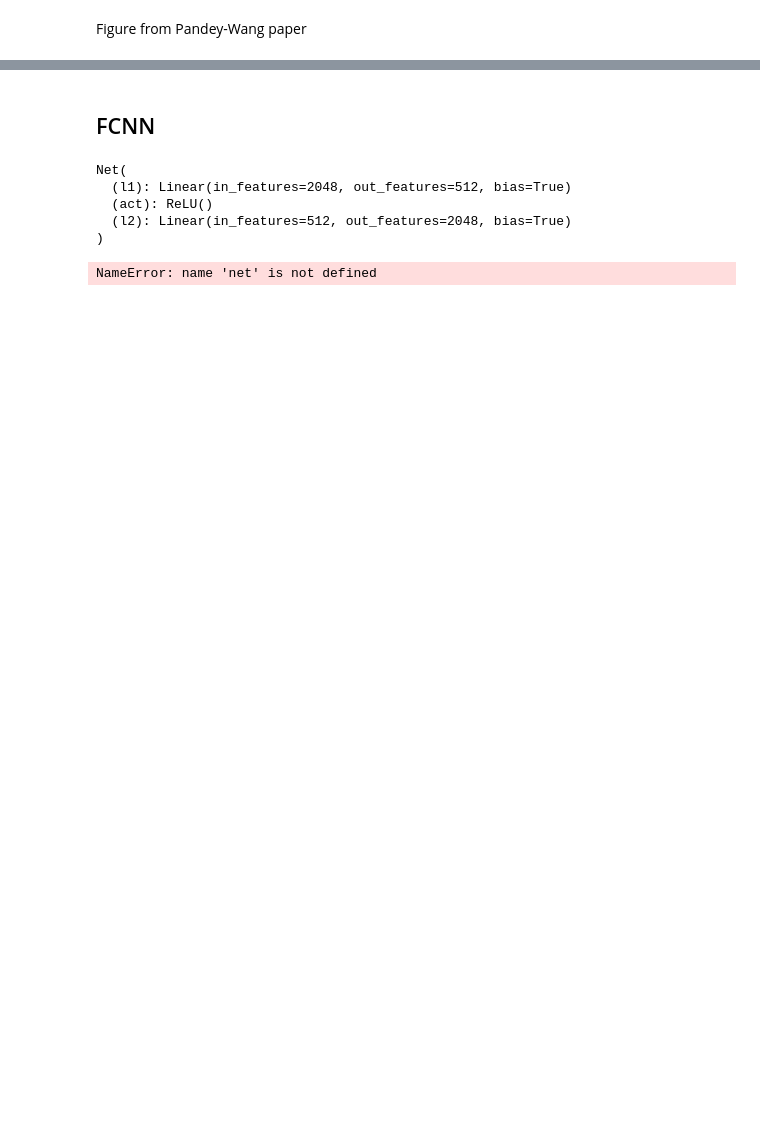
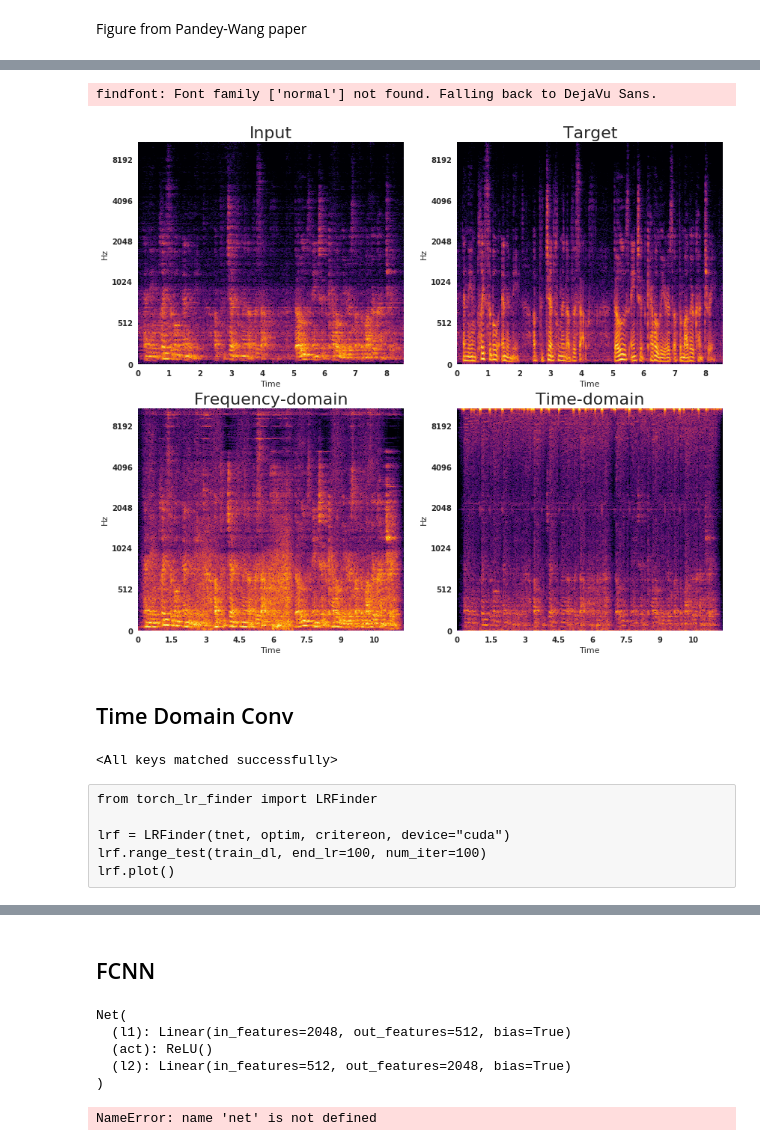
Before and after one commit to ZeroCHENml/DeReverb, a Jupyter notebook: Using_Dataloader.ipynb, the cells around one changed output, grey strips where cells are left out. Cells and saved outputs as stored; diff of their text form; code cells hidden in the pictures; blank space fills up the shorter version.

```diff
--- a/Using_Dataloader.ipynb
+++ b/Using_Dataloader.ipynb
@@ -272,0 +394,4 @@ Audio(reconstructed, rate=sr)
+# %%
+speech_fs = random.sample((data_path/'clean-speech').ls(), k)
+speeches = [ta.load(x)[0] for x in tqdm(speech_fs, desc="loading")]
+reverbs = [rev_tfms(x) for x in tqdm(speeches, desc='applying tranforms')]
@@ -272,0 +400,5 @@ Audio(reconstructed, rate=sr)
+# %%
+n = 10
+ex_clean = speeches[n]
+ex_verb = reverbs[n]
+recon_exs = [x.reconstruct(ex_verb).squeeze() for x in tqdm([fd_uni, fd_percep, td])]
@@ -272,0 +407,14 @@ Audio(reconstructed, rate=sr)
+# %%
+names = ["Frequency-domain (uniform loss weight)", "Frequency-domain (perceptual loss weight)", "Time-domain"]
+# %%
+def plot_spec(sig,sr=22050, channel=None):
+    """
+    Plots spectrogram of time domain signal (numpy or tensor) with default parameters.
+    channel: selects one channel if input has multiple channels
+    """
+    if type(sig) is torch.Tensor:
+        sig = sig.squeeze().numpy()
+    if channel != None:
+        sig = sig[:,channel].squeeze()
+    spec = db(abs(lr.stft(sig, 1024)))
+    return specshow(spec, cmap='inferno', x_axis='time', y_axis='mel', sr=sr)
@@ -272,0 +423,20 @@ Audio(reconstructed, rate=sr)
+# %%
+specs = plt.figure(figsize=(14,12))
+plt.subplot(2, 2, 2)
+plt.title("Target")
+plot_spec(ex_clean)
+plt.subplot(2, 2, 1)
+plt.title("Input")
+plot_spec(ex_verb)
+plt.subplot(2, 2, 3)
+plt.title("Frequency-domain")
+plot_spec(recon_exs[0], sr)
+plt.subplot(2, 2, 4)
+plt.title(names[2])
+plot_spec(recon_exs[2], sr)
+specs.savefig('figs/specs.png', dpi=1200)
+# %% [output]
+findfont: Font family ['normal'] not found. Falling back to DejaVu Sans.
+[figure, added]
+# %% [markdown]
+## Time Domain Conv
@@ -272,0 +496,10 @@ Audio(reconstructed, rate=sr)
+# %%
+tnet.load_state_dict(torch.load('./models/MSELoss()_15_td.pth'))
+# %% [output]
+<All keys matched successfully>
+# %% [raw]
+from torch_lr_finder import LRFinder
+
+lrf = LRFinder(tnet, optim, critereon, device="cuda")
+lrf.range_test(train_dl, end_lr=100, num_iter=100)
+lrf.plot()
```
Also changed, not shown: parts of 80 cells of this notebook, 9 other files.
